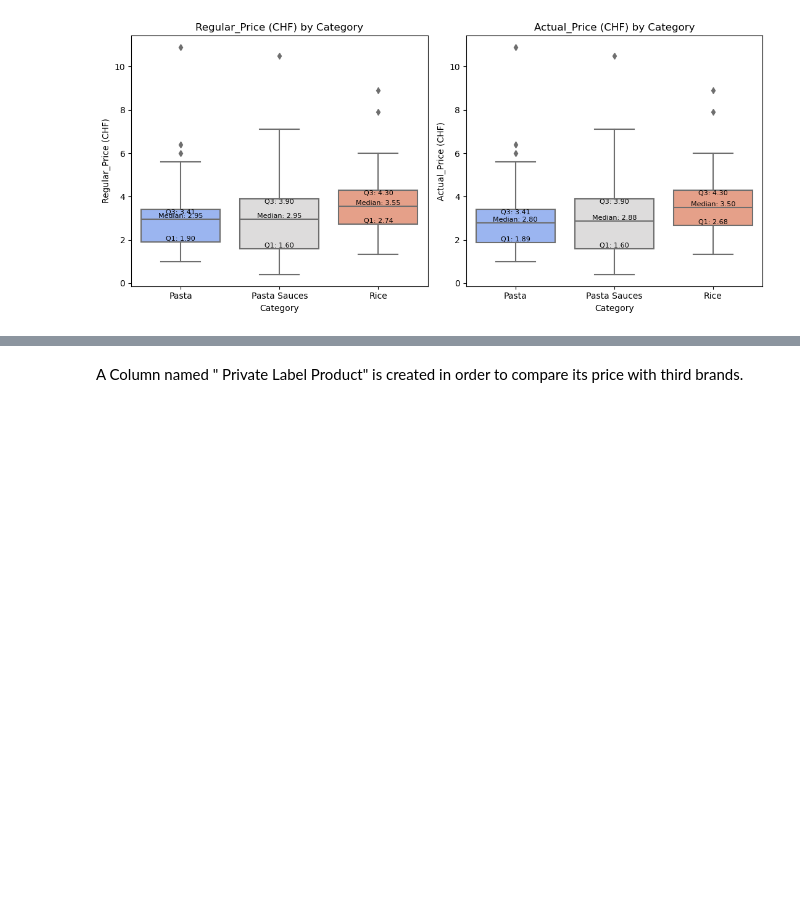
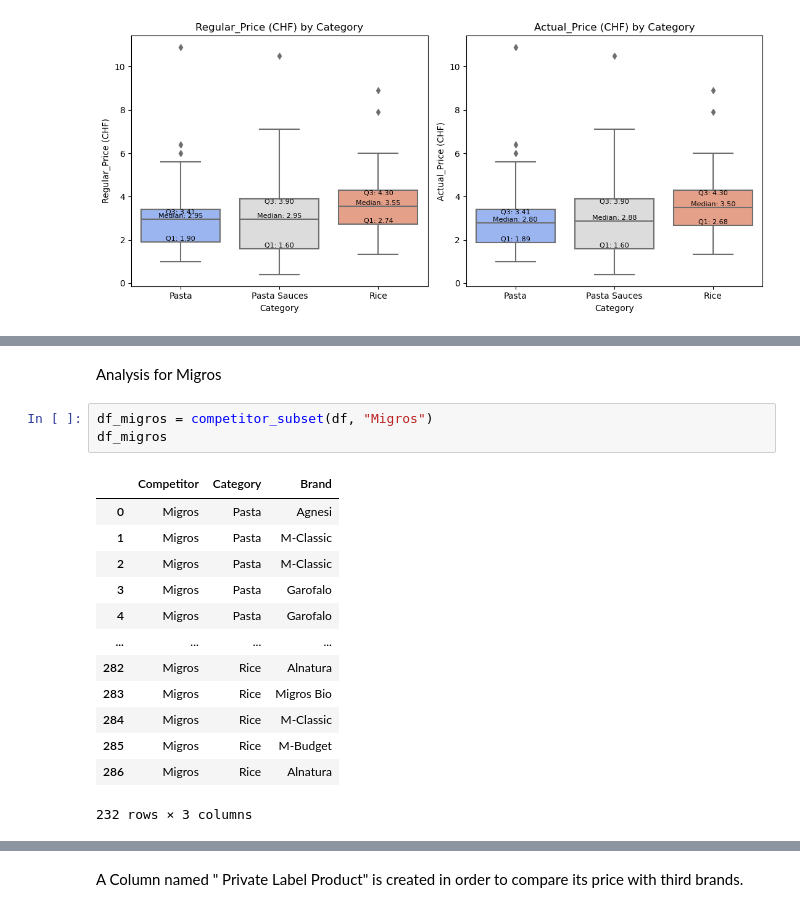
Before and after one commit to martdiazicloud/CIP_AS2024, a Jupyter notebook: Data_Analysis_Group_Work/Data_Analysis_G03.ipynb, the cells around one changed output, grey strips where cells are left out. Cells and saved outputs as stored; diff of their text form; blank space fills up the shorter version.

```diff
--- a/Data_Analysis_Group_Work/Data_Analysis_G03.ipynb
+++ b/Data_Analysis_Group_Work/Data_Analysis_G03.ipynb
@@ -129,0 +246,19 @@ plt.show()
+# %% [markdown]
+Analysis for Migros
+# %%
+df_migros = competitor_subset(df, "Migros")
+df_migros
+# %% [output]
+|  | Competitor | Category | Brand |
+| 0 | Migros | Pasta | Agnesi |
+| 1 | Migros | Pasta | M-Classic |
+| 2 | Migros | Pasta | M-Classic |
+| 3 | Migros | Pasta | Garofalo |
+| 4 | Migros | Pasta | Garofalo |
+| ... | ... | ... | ... |
+| 282 | Migros | Rice | Alnatura |
+| 283 | Migros | Rice | Migros Bio |
+| 284 | Migros | Rice | M-Classic |
+| 285 | Migros | Rice | M-Budget |
+| 286 | Migros | Rice | Alnatura |
+232 rows × 3 columns
```
Also changed, not shown: parts of 19 cells of this notebook.
